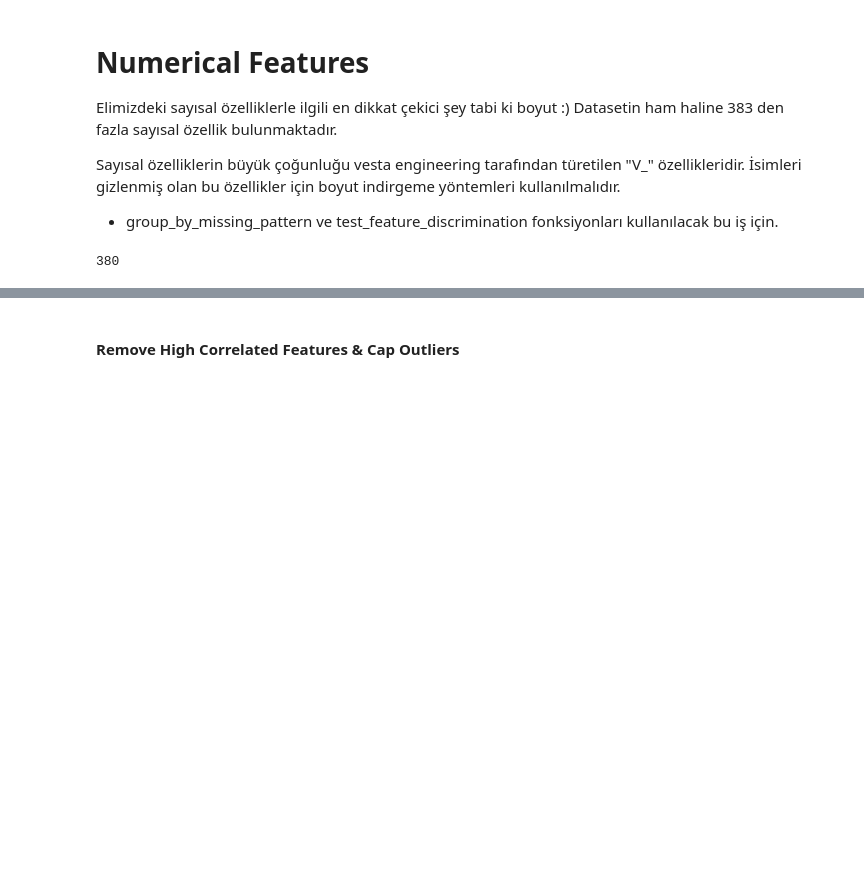
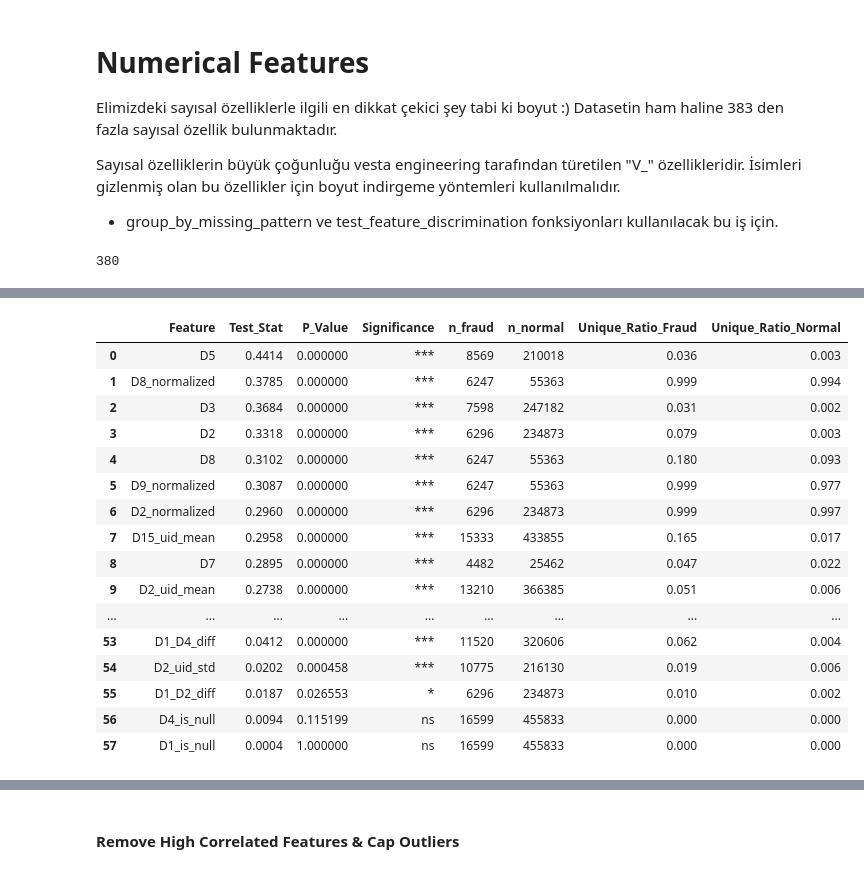
Before and after one commit to abdulkadirt/Fraud_Detection, a Jupyter notebook: notebooks/EDA.ipynb, the cells around one changed output, grey strips where cells are left out. Drawn from its saved outputs; the diff is of its cells as text; code cells hidden in the pictures; blank space fills up the shorter version.

```diff
--- a/notebooks/EDA.ipynb
+++ b/notebooks/EDA.ipynb
@@ -616,3 +628,29 @@ These 94 features will be used for KS discrimination test.
+# %%
+test_feature_discrimination(
+    train_df,
+    columns=d_cols,  # Using properly tracked numerical features
+    target='isFraud',
+    test='ks',
+    min_samples=30
+)
+# %% [output]
+|  | Feature | Test_Stat | P_Value | Significance | n_fraud | n_normal | Unique_Ratio_Fraud | Unique_Ratio_Normal |
+| 0 | D5 | 0.4414 | 0.000000 | *** | 8569 | 210018 | 0.036 | 0.003 |
+| 1 | D8_normalized | 0.3785 | 0.000000 | *** | 6247 | 55363 | 0.999 | 0.994 |
+| 2 | D3 | 0.3684 | 0.000000 | *** | 7598 | 247182 | 0.031 | 0.002 |
+| 3 | D2 | 0.3318 | 0.000000 | *** | 6296 | 234873 | 0.079 | 0.003 |
+| 4 | D8 | 0.3102 | 0.000000 | *** | 6247 | 55363 | 0.180 | 0.093 |
+| 5 | D9_normalized | 0.3087 | 0.000000 | *** | 6247 | 55363 | 0.999 | 0.977 |
+| 6 | D2_normalized | 0.2960 | 0.000000 | *** | 6296 | 234873 | 0.999 | 0.997 |
+| 7 | D15_uid_mean | 0.2958 | 0.000000 | *** | 15333 | 433855 | 0.165 | 0.017 |
+| 8 | D7 | 0.2895 | 0.000000 | *** | 4482 | 25462 | 0.047 | 0.022 |
+| 9 | D2_uid_mean | 0.2738 | 0.000000 | *** | 13210 | 366385 | 0.051 | 0.006 |
+| ... | ... | ... | ... | ... | ... | ... | ... | ... |
+| 53 | D1_D4_diff | 0.0412 | 0.000000 | *** | 11520 | 320606 | 0.062 | 0.004 |
+| 54 | D2_uid_std | 0.0202 | 0.000458 | *** | 10775 | 216130 | 0.019 | 0.006 |
+| 55 | D1_D2_diff | 0.0187 | 0.026553 | * | 6296 | 234873 | 0.010 | 0.002 |
+| 56 | D4_is_null | 0.0094 | 0.115199 | ns | 16599 | 455833 | 0.000 | 0.000 |
+| 57 | D1_is_null | 0.0004 | 1.000000 | ns | 16599 | 455833 | 0.000 | 0.000 |
 # %%
 # =============================================================================
 # KS Test for Numerical Feature Discrimination
```
Also changed, not shown: parts of 23 cells of this notebook, 7 other files.
